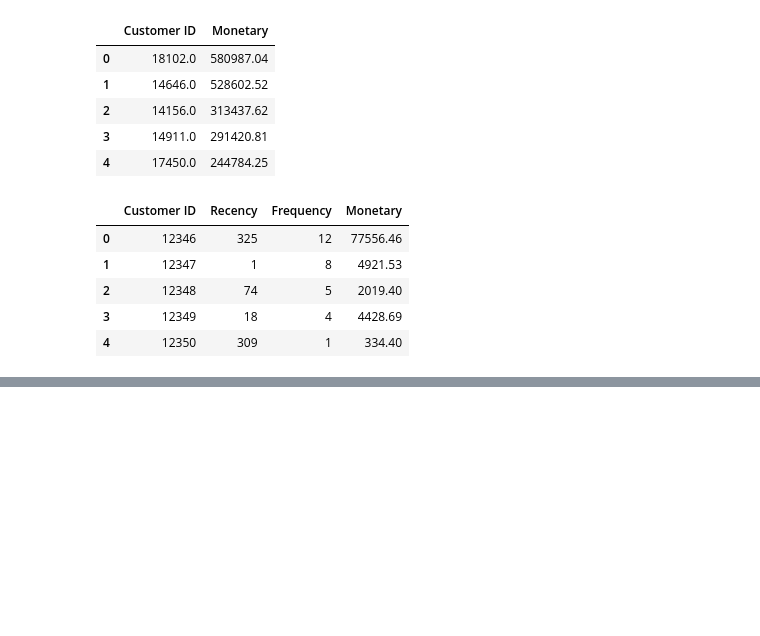
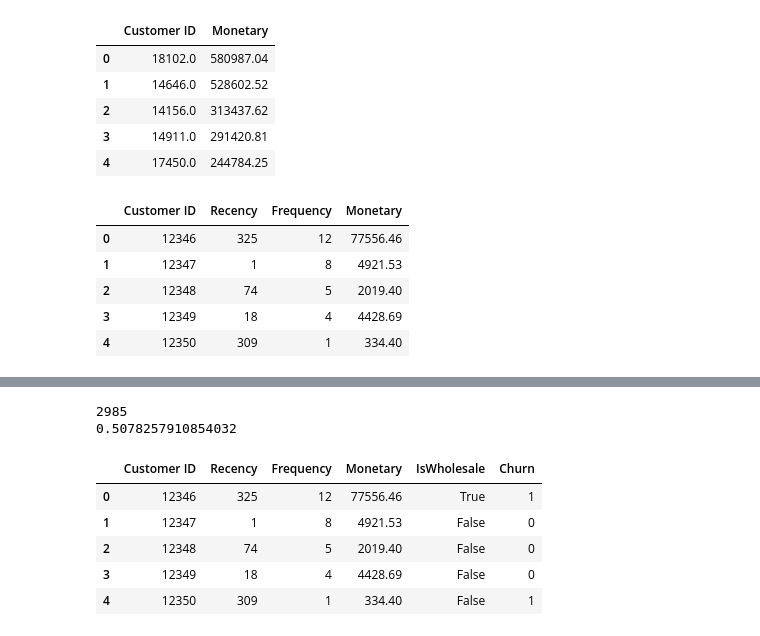
Before and after one commit to sudenazimal/online-retail-customer-analysis, a Jupyter notebook: notebook.ipynb, the cells around one changed output, grey strips where cells are left out. Drawn from its saved outputs; the diff is of its cells as text; code cells hidden in the pictures; blank space fills up the shorter version.

Commit message:
Complete RFM Table: add IsWholesale flag and 90-day Churn indicator

```diff
--- a/notebook.ipynb
+++ b/notebook.ipynb
@@ -284 +283,6 @@ rfm.head()
 We will add an outlier flag and churn tags
+# %%
+rfm['IsWholesale'] = rfm['Customer ID'].isin(outliers.index)
+# Marking customers as wholesale if they are in the outliers list based on spending.
+print(rfm.head(),"\n")
+print("Number of wholesale customers:", rfm['IsWholesale'].sum())
@@ -284,0 +298,15 @@ We will add an outlier flag and churn tags
+# %%
+rfm['Churn']= rfm['Recency'] >90  # Assuming customers with recency greater than 90 days are considered churned.
+rfm['Churn'] = rfm['Churn'].astype(int)  # Convert boolean to integer for easier analysis in XGboost or other machine learning models.
+print(rfm['Churn'].sum())
+print(rfm['Churn'].mean())
+rfm.head()
+# %% [output]
+2985
+0.5078257910854032
+|  | Customer ID | Recency | Frequency | Monetary | IsWholesale | Churn |
+| 0 | 12346 | 325 | 12 | 77556.46 | True | 1 |
+| 1 | 12347 | 1 | 8 | 4921.53 | False | 0 |
+| 2 | 12348 | 74 | 5 | 2019.40 | False | 0 |
+| 3 | 12349 | 18 | 4 | 4428.69 | False | 0 |
+| 4 | 12350 | 309 | 1 | 334.40 | False | 1 |
```
Also changed, not shown: parts of 4 cells of this notebook.
